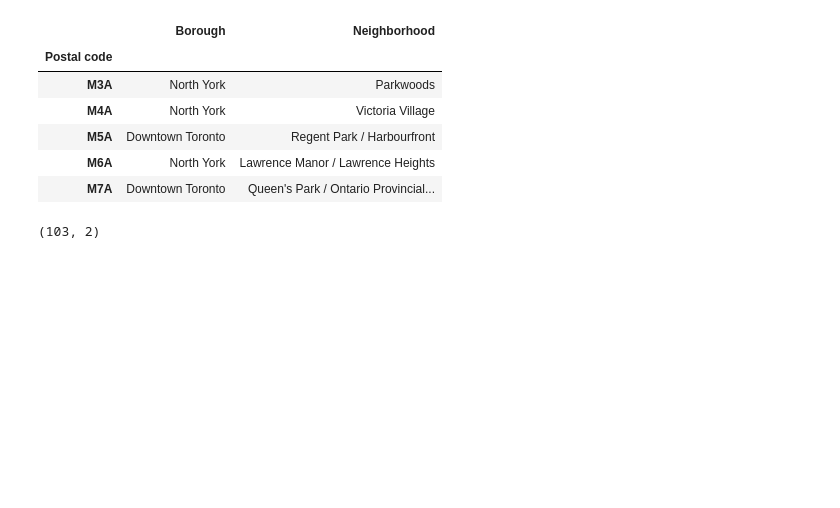
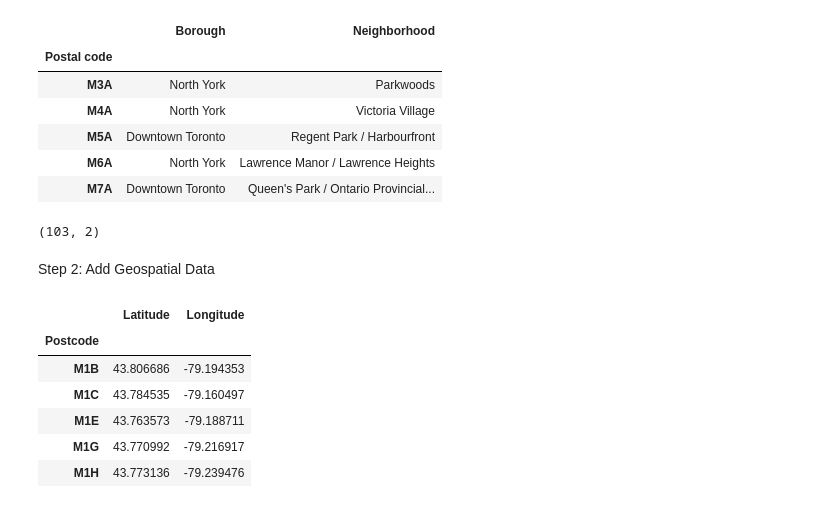
Before and after one commit to alunet/Coursera_Capstone, a Jupyter notebook: Segmenting and Clustering Neighborhoods in Toronto.ipynb, the cells around one changed output. Drawn from its saved outputs; the diff is of its cells as text; code cells hidden in the pictures; blank space fills up the shorter version.

```diff
--- a/Segmenting and Clustering Neighborhoods in Toronto.ipynb
+++ b/Segmenting and Clustering Neighborhoods in Toronto.ipynb
@@ -91,3 +91,23 @@ canada_df.head()
 canada_df.shape
 # %% [output]
 (103, 2)
+# %% [markdown]
+Step 2: Add Geospatial Data
+# %%
+#Get data lat/long data from csv
+lat_long_coord_df = pd.read_csv("http://cocl.us/Geospatial_data")
+
+#rename columns and set the index to be Postcode
+lat_long_coord_df.columns = ["Postcode", "Latitude", "Longitude"]
+if(lat_long_coord_df.index.name != 'Postcode'):
+    lat_long_coord_df = lat_long_coord_df.set_index('Postcode')
+
+lat_long_coord_df.head()
+# %% [output]
+|  | Latitude | Longitude |
+| Postcode |  |  |
+| M1B | 43.806686 | -79.194353 |
+| M1C | 43.784535 | -79.160497 |
+| M1E | 43.763573 | -79.188711 |
+| M1G | 43.770992 | -79.216917 |
+| M1H | 43.773136 | -79.239476 |
```
Also changed, not shown: parts of 6 cells of this notebook.
